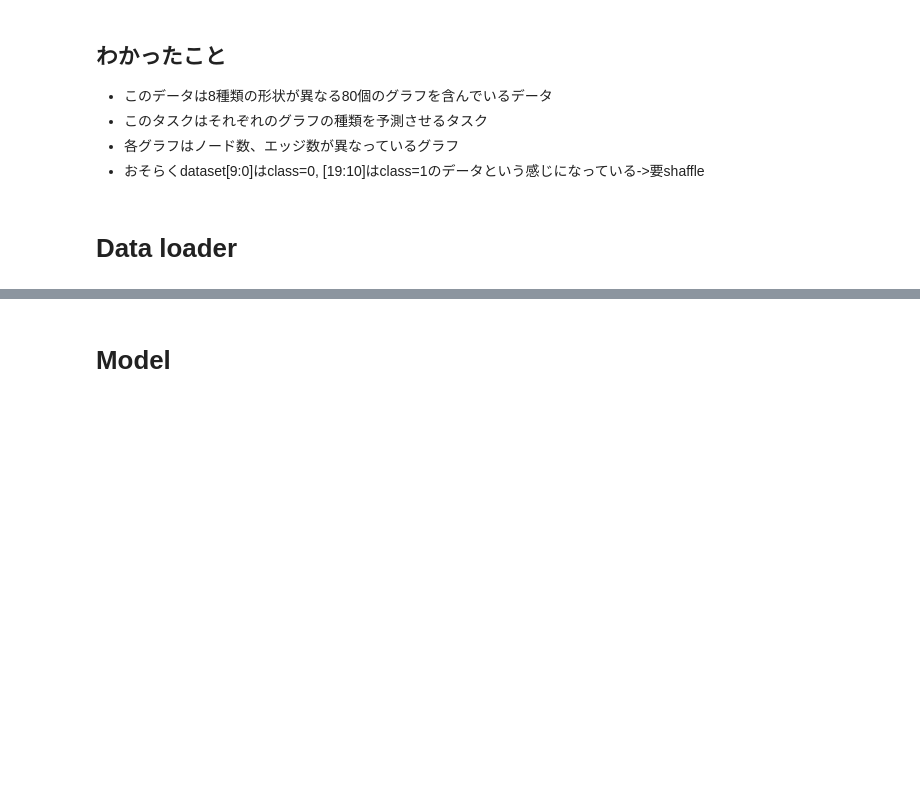
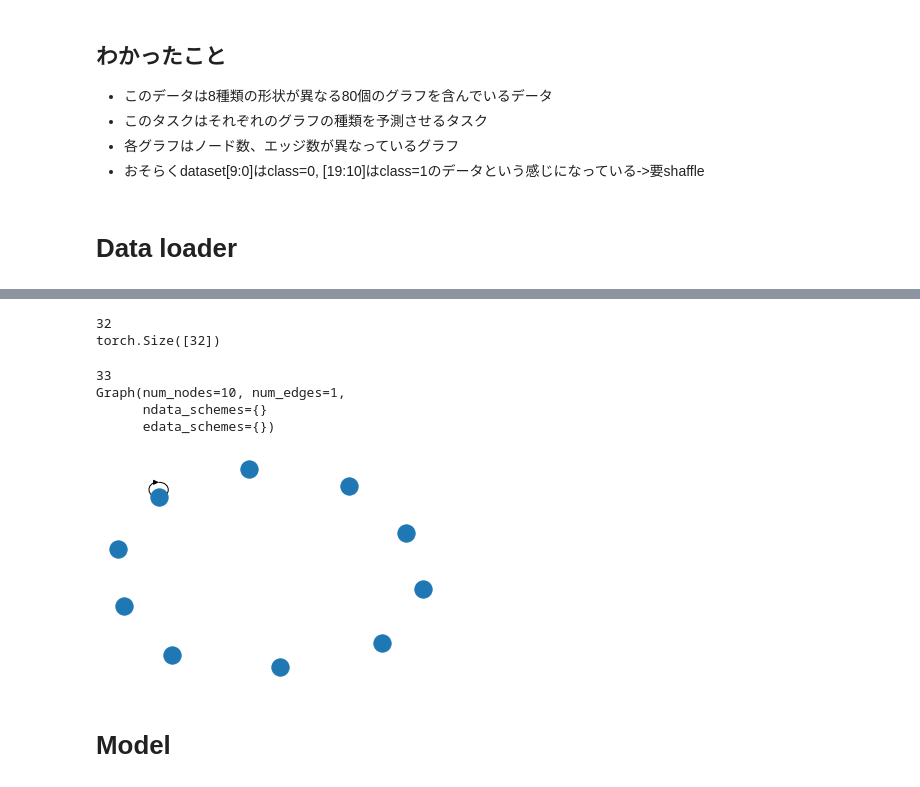
Before and after one commit to MasahitoUWAMICHI/collectiveMotionNN, a Jupyter notebook: ipynbs/dgl-graph-classification-sample.ipynb, the cells around one changed output, grey strips where cells are left out. Cells and saved outputs as stored; diff of their text form; code cells hidden in the pictures; blank space fills up the shorter version.

```diff
--- a/ipynbs/dgl-graph-classification-sample.ipynb
+++ b/ipynbs/dgl-graph-classification-sample.ipynb
@@ -138,3 +173,22 @@ data_loader = GraphDataLoader(trainset, batch_size=32, shuffle=True)
+# %%
+print(len(gg))
+print(label.size())
+# %% [output]
+32
+torch.Size([32])
+# %%
+test_edge  = torch.tensor([1], dtype=torch.int64)
+test_graph = dgl.graph(('coo', (test_edge, test_edge)), num_nodes=10)
+bbg = dgl.batch([test_graph, bg])
+gg2 = dgl.unbatch(bbg)
+print(len(gg2))
+plot_graph(gg2[0])
+# %% [output]
+33
+Graph(num_nodes=10, num_edges=1,
+      ndata_schemes={}
+      edata_schemes={})
+[figure, added]
 # %% [markdown]
 # Model
 # %%
```
Also changed, not shown: parts of 15 cells of this notebook, 6 other files.
